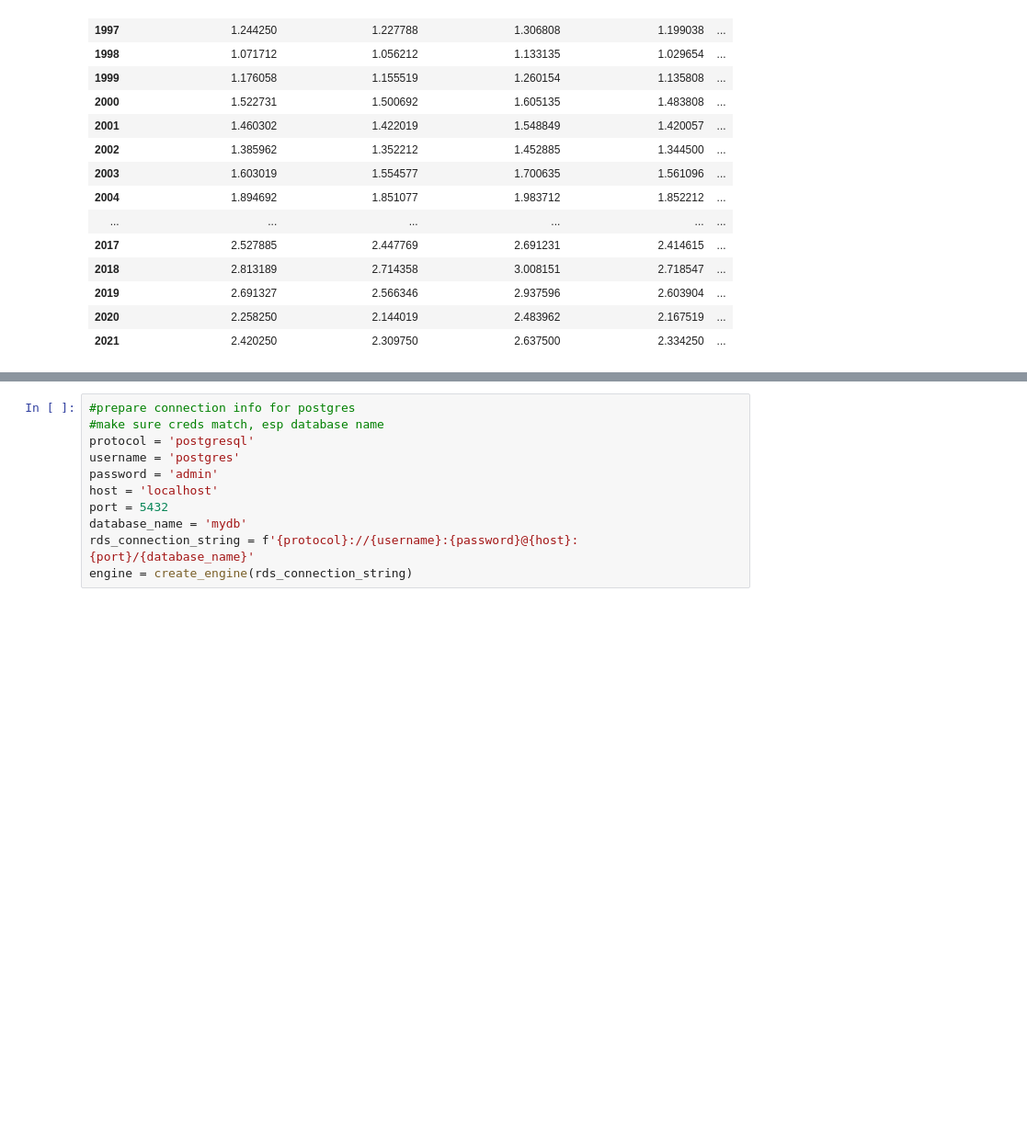
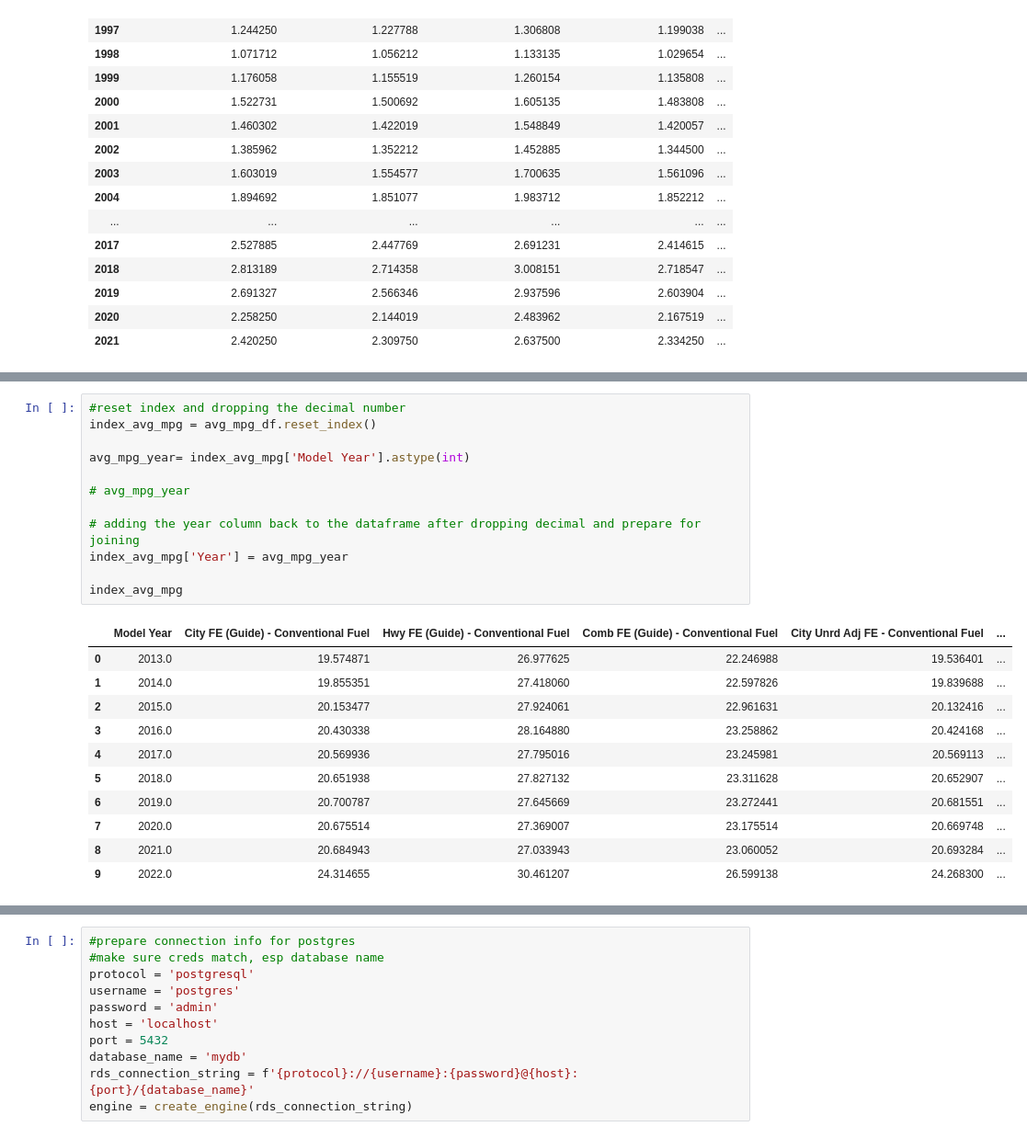
Before and after one commit to JessePRN/Project2Team7, a Jupyter notebook: us_fuel_prices_etl-Yi.ipynb, the cells around one changed output, grey strips where cells are left out. Shown at 92% size. Cells and saved outputs as stored; diff of their text form; blank space fills up the shorter version.

```diff
--- a/us_fuel_prices_etl-Yi.ipynb
+++ b/us_fuel_prices_etl-Yi.ipynb
@@ -163,0 +175,24 @@ files_clean.dropna().groupby("Model Year").mean()
+# %%
+#reset index and dropping the decimal number
+index_avg_mpg = avg_mpg_df.reset_index()
+
+avg_mpg_year= index_avg_mpg['Model Year'].astype(int)
+
+# avg_mpg_year
+
+# adding the year column back to the dataframe after dropping decimal and prepare for joining
+index_avg_mpg['Year'] = avg_mpg_year
+
+index_avg_mpg
+# %% [output]
+|  | Model Year | City FE (Guide) - Conventional Fuel | Hwy FE (Guide) - Conventional Fuel | Comb FE (Guide) - Conventional Fuel | City Unrd Adj FE - Conventional Fuel | ... |
+| 0 | 2013.0 | 19.574871 | 26.977625 | 22.246988 | 19.536401 | ... |
+| 1 | 2014.0 | 19.855351 | 27.418060 | 22.597826 | 19.839688 | ... |
+| 2 | 2015.0 | 20.153477 | 27.924061 | 22.961631 | 20.132416 | ... |
+| 3 | 2016.0 | 20.430338 | 28.164880 | 23.258862 | 20.424168 | ... |
+| 4 | 2017.0 | 20.569936 | 27.795016 | 23.245981 | 20.569113 | ... |
+| 5 | 2018.0 | 20.651938 | 27.827132 | 23.311628 | 20.652907 | ... |
+| 6 | 2019.0 | 20.700787 | 27.645669 | 23.272441 | 20.681551 | ... |
+| 7 | 2020.0 | 20.675514 | 27.369007 | 23.175514 | 20.669748 | ... |
+| 8 | 2021.0 | 20.684943 | 27.033943 | 23.060052 | 20.693284 | ... |
+| 9 | 2022.0 | 24.314655 | 30.461207 | 26.599138 | 24.268300 | ... |
```
Also changed, not shown: parts of 17 cells of this notebook.
